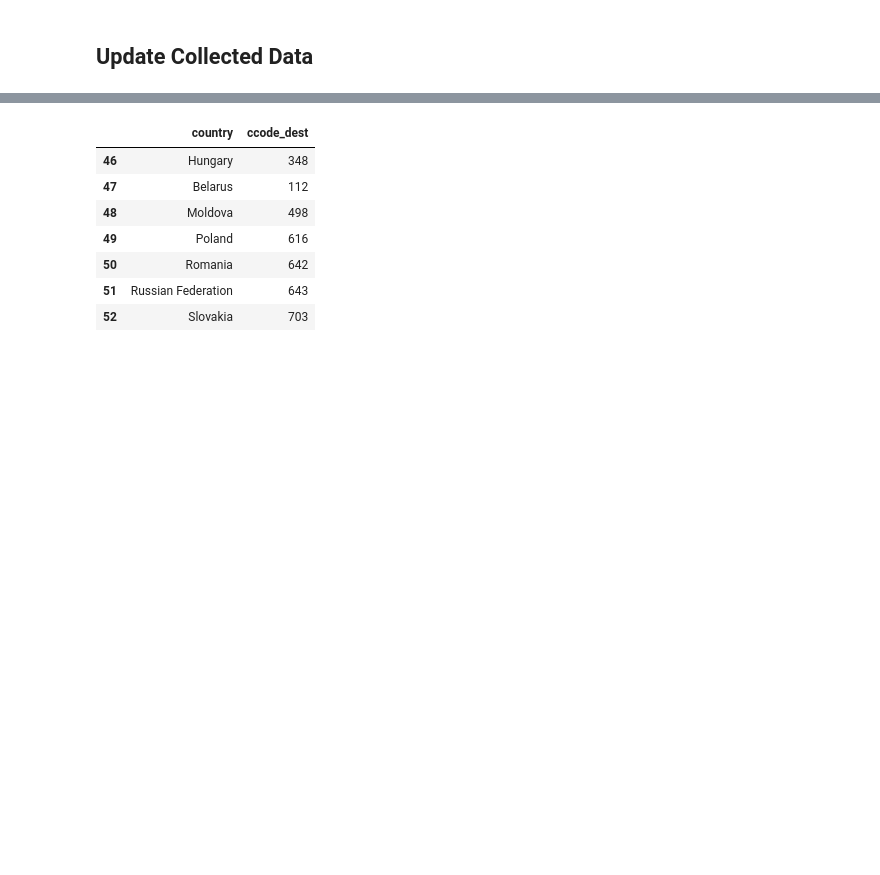
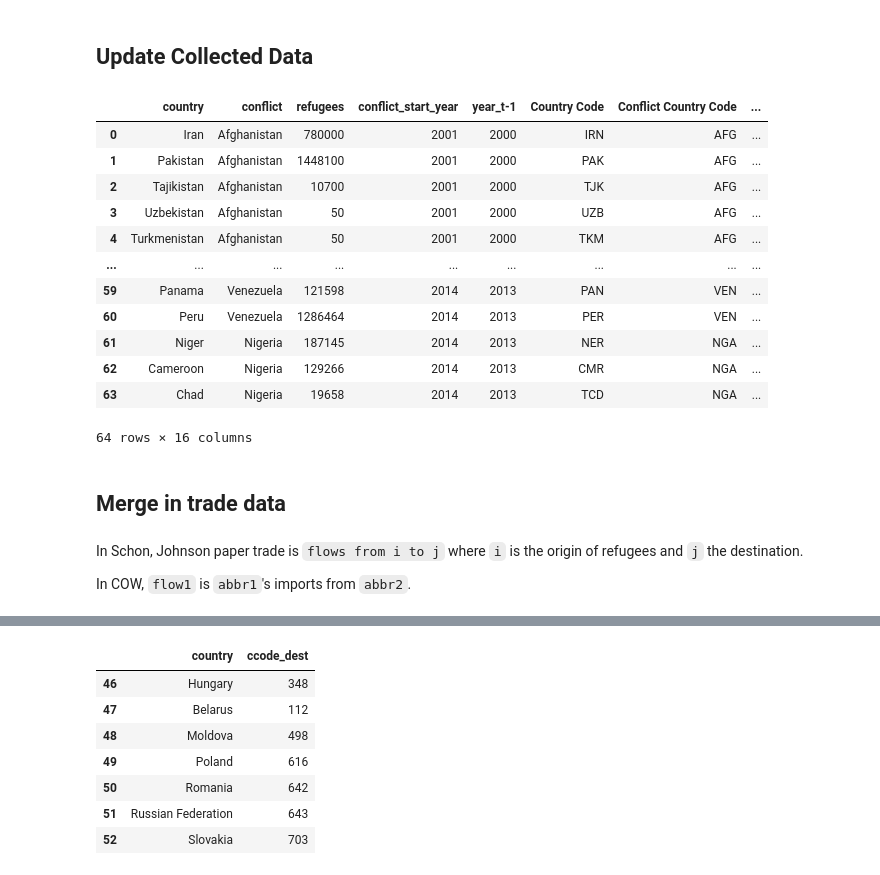
Before and after one commit to jataware/refugee_modeling, a Jupyter notebook: data_prep/data-alignment.ipynb, the cells around one changed output, grey strips where cells are left out. Drawn from its saved outputs; the diff is of its cells as text; code cells hidden in the pictures; blank space fills up the shorter version.

```diff
--- a/data_prep/data-alignment.ipynb
+++ b/data_prep/data-alignment.ipynb
@@ -184,7 +226,7 @@ unhcr_conf['year_t-1'] = unhcr_conf['conflict_start_year'].apply(lambda x: lag_y
 unhcr_conf['Country Code'] = unhcr_conf.country.apply(lambda x: iso_name_lookup[x])
 unhcr_conf['Conflict Country Code'] = unhcr_conf.conflict.apply(lambda x: iso_name_lookup[x])
 # %%
-unhcr_conf = pd.merge(unhcr_conf, vdem_pop_gdp, how='left', left_on=['Country Code','year_t-1'], right_on=['Country Code','Year'])
+unhcr_conf = pd.merge(unhcr_conf, vdem_pop_gdp_mig, how='left', left_on=['Country Code','year_t-1'], right_on=['Country Code','Year'])
 # %%
 missing = set()
 def is_bordering(row):
@@ -201,9 +243,31 @@ def is_bordering(row):
 unhcr_conf['is_bordering'] = unhcr_conf.apply(lambda row: is_bordering(row), axis=1)
 # %%
 def gen_gradient(row):
-    match = vdem_pop_gdp[(vdem_pop_gdp['Country Code']==row['Conflict Country Code']) & (vdem_pop_gdp['Year']==row['year_t-1'])].iloc[0]
+    match = vdem_pop_gdp_mig[(vdem_pop_gdp_mig['Country Code']==row['Conflict Country Code']) & (vdem_pop_gdp_mig['Year']==row['year_t-1'])].iloc[0]
     row['GDP.gradient'] = row['GDP (current US$)'] - match['GDP (current US$)']
     row['v2x_libdem.gradient'] = row['v2x_libdem'] - match['v2x_libdem']
     return row
 # %%
 unhcr_conf = unhcr_conf.apply(lambda row: gen_gradient(row),axis=1)
+# %%
+unhcr_conf
+# %% [output]
+|  | country | conflict | refugees | conflict_start_year | year_t-1 | Country Code | Conflict Country Code | ... |
+| 0 | Iran | Afghanistan | 780000 | 2001 | 2000 | IRN | AFG | ... |
+| 1 | Pakistan | Afghanistan | 1448100 | 2001 | 2000 | PAK | AFG | ... |
+| 2 | Tajikistan | Afghanistan | 10700 | 2001 | 2000 | TJK | AFG | ... |
+| 3 | Uzbekistan | Afghanistan | 50 | 2001 | 2000 | UZB | AFG | ... |
+| 4 | Turkmenistan | Afghanistan | 50 | 2001 | 2000 | TKM | AFG | ... |
+| ... | ... | ... | ... | ... | ... | ... | ... | ... |
+| 59 | Panama | Venezuela | 121598 | 2014 | 2013 | PAN | VEN | ... |
+| 60 | Peru | Venezuela | 1286464 | 2014 | 2013 | PER | VEN | ... |
+| 61 | Niger | Nigeria | 187145 | 2014 | 2013 | NER | NGA | ... |
+| 62 | Cameroon | Nigeria | 129266 | 2014 | 2013 | CMR | NGA | ... |
+| 63 | Chad | Nigeria | 19658 | 2014 | 2013 | TCD | NGA | ... |
+64 rows × 16 columns
+# %% [markdown]
+## Merge in trade data
+# %% [markdown]
+In Schon, Johnson paper trade is `flows from i to j` where `i` is the origin of refugees and `j` the destination.
+
+In COW, `flow1` is `abbr1`'s imports from `abbr2`.
```
Also changed, not shown: parts of 25 cells of this notebook, 10 other files.
